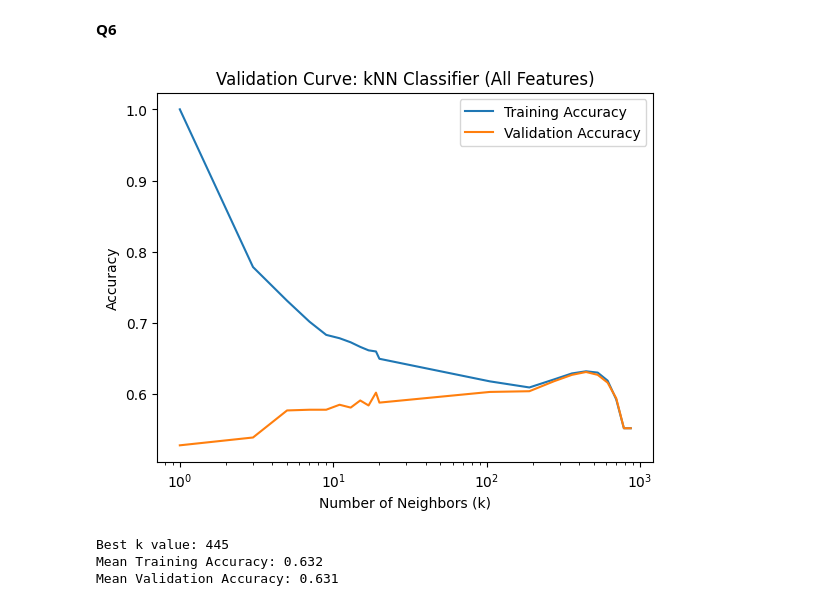
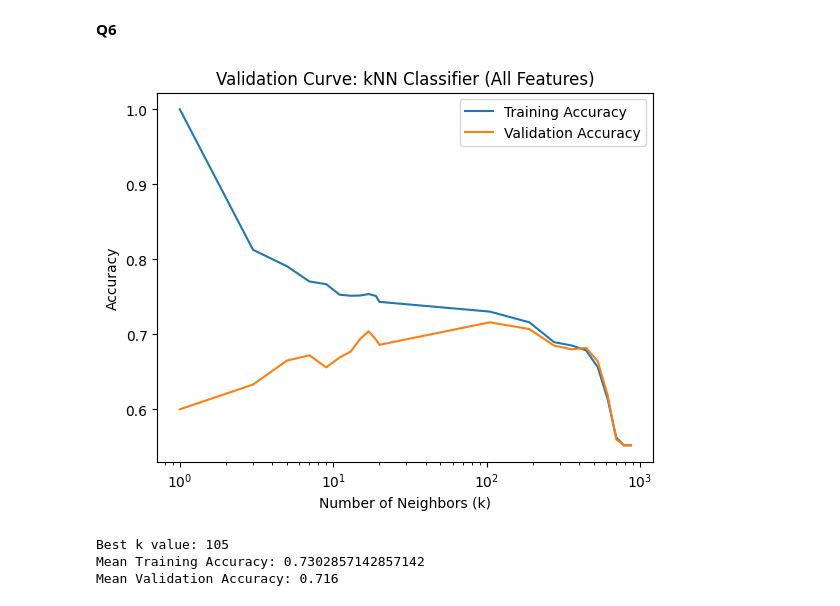
Before and after one commit to JohnHakatan/HW2_ML, a Jupyter notebook: HW2_major.ipynb, the cells around one changed output. Saved outputs shown, nothing was run; the diff lists cells and outputs as text; code cells hidden in the pictures.

```diff
--- a/HW2_major.ipynb
+++ b/HW2_major.ipynb
@@ -125,14 +127,8 @@ from sklearn.model_selection import cross_validate
 from sklearn.preprocessing import OneHotEncoder
 
 # Extract the features and labels
-temp_train_df_prepared = train_df_prepared.drop('spread', axis=1)
-categorical_columns = ['sex', 'household_income', 'PCR_01', 'PCR_02', 'PCR_03',
-                        'PCR_04', 'PCR_05', 'PCR_06', 'PCR_07', 'PCR_08', 'PCR_09',
-                        'PCR_10', 'risk', 'cough', 'low_appetite', 'shortness_of_breath',
-                          'sore_throat', 'fever', 'A', 'B', 'O', 'curr_location_x', 'curr_location_y']  # Categorical column names
-temp_train_df_encoded = pd.get_dummies(temp_train_df_prepared, columns=categorical_columns)
-temp_train_df_encoded = temp_train_df_encoded.values
-temp_labels = train_df_prepared.spread.values
+X_train = train_df_prepared.drop(['spread', 'risk'], axis=1)
+Y_train = train_df_prepared['spread']
 
 # Define the range of k values
 k_values = list(range(1, 20, 2)) + list(range(20, 871, 85))
@@ -140,35 +136,35 @@ k_values = list(range(1, 20, 2)) + list(range(20, 871, 85))
 # Perform cross-validation and collect the training and validation scores
 train_scores = []
 val_scores = []
 
 for k in k_values:
     knn_inst = KNeighborsClassifier(n_neighbors=k)
-    cv_results = cross_validate(knn_inst, temp_train_df_encoded, temp_labels, cv=8, scoring='accuracy', return_train_score=True)
+    cv_results = cross_validate(knn_inst, X_train, Y_train, cv=8, scoring='accuracy', return_train_score=True)
     train_scores.append(np.mean(cv_results['train_score']))
     val_scores.append(np.mean(cv_results['test_score']))
 
 # Plot the validation curve
 plt.figure()
 plt.semilogx(k_values, train_scores, label='Training Accuracy')
 plt.semilogx(k_values, val_scores, label='Validation Accuracy')
 plt.xlabel('Number of Neighbors (k)')
 plt.ylabel('Accuracy')
 plt.legend()
 plt.title("Validation Curve: kNN Classifier (All Features)")
 plt.show()
 
 # Determine the best k value
 best_k_index = np.argmax(val_scores)
 best_k = k_values[best_k_index]
 best_train_accuracy = train_scores[best_k_index]
 best_val_accuracy = val_scores[best_k_index]
 
 # Print the results
 print("Best k value:", best_k)
 print("Mean Training Accuracy:", best_train_accuracy)
 print("Mean Validation Accuracy:", best_val_accuracy)
 # %% [output]
-[figure, old version]
+[figure, new version]
-Best k value: 445
-Mean Training Accuracy: 0.632
-Mean Validation Accuracy: 0.631
+Best k value: 105
+Mean Training Accuracy: 0.7302857142857142
+Mean Validation Accuracy: 0.716
```
Also changed, not shown: parts of 10 cells of this notebook, 4 other files.
